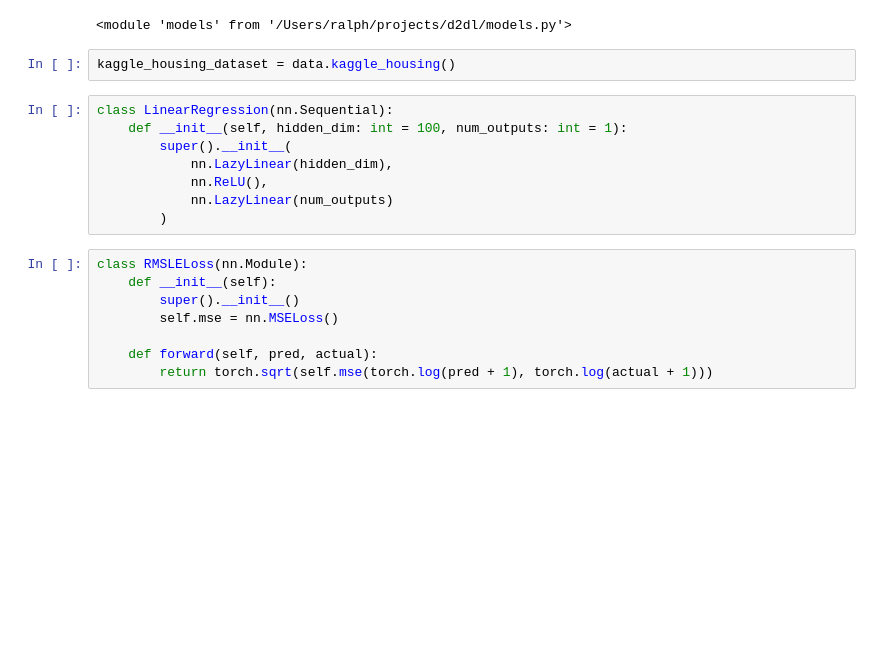
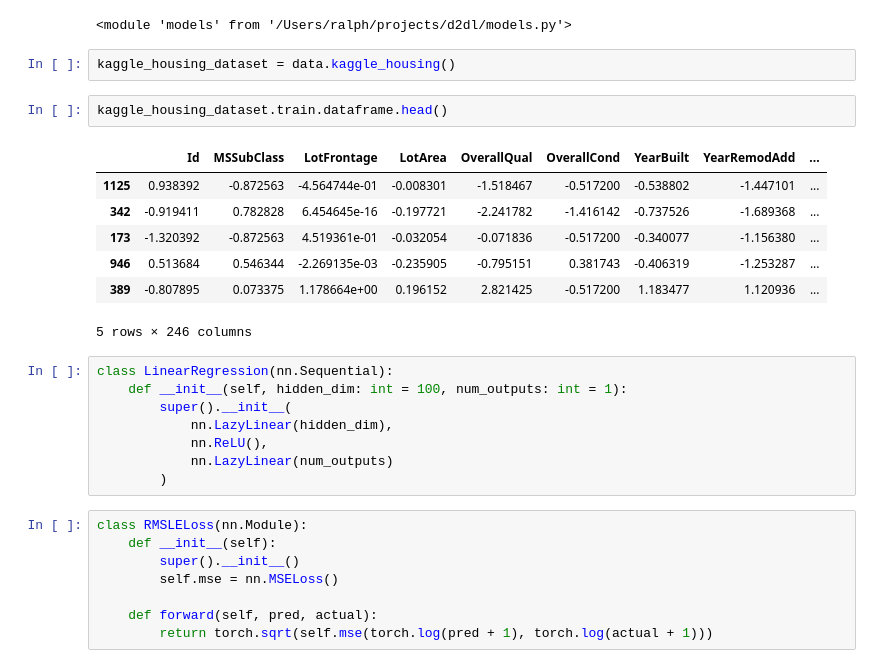
Before and after one commit to ralphrecto/d2dl, a Jupyter notebook: rawtorch.ipynb, the cells around one changed output. Saved outputs shown, nothing was run; the diff lists cells and outputs as text; blank space fills up the shorter version.

```diff
--- a/rawtorch.ipynb
+++ b/rawtorch.ipynb
@@ -15,6 +15,16 @@ importlib.reload(models)
 <module 'models' from '/Users/ralph/projects/d2dl/models.py'>
 # %%
 kaggle_housing_dataset = data.kaggle_housing()
+# %%
+kaggle_housing_dataset.train.dataframe.head()
+# %% [output]
+|  | Id | MSSubClass | LotFrontage | LotArea | OverallQual | OverallCond | YearBuilt | YearRemodAdd | ... |
+| 1125 | 0.938392 | -0.872563 | -4.564744e-01 | -0.008301 | -1.518467 | -0.517200 | -0.538802 | -1.447101 | ... |
+| 342 | -0.919411 | 0.782828 | 6.454645e-16 | -0.197721 | -2.241782 | -1.416142 | -0.737526 | -1.689368 | ... |
+| 173 | -1.320392 | -0.872563 | 4.519361e-01 | -0.032054 | -0.071836 | -0.517200 | -0.340077 | -1.156380 | ... |
+| 946 | 0.513684 | 0.546344 | -2.269135e-03 | -0.235905 | -0.795151 | 0.381743 | -0.406319 | -1.253287 | ... |
+| 389 | -0.807895 | 0.073375 | 1.178664e+00 | 0.196152 | 2.821425 | -0.517200 | 1.183477 | 1.120936 | ... |
+5 rows × 246 columns
 # %%
 class LinearRegression(nn.Sequential):
     def __init__(self, hidden_dim: int = 100, num_outputs: int = 1):
```
Also changed, not shown: parts of 5 cells of this notebook, 1 other file.
